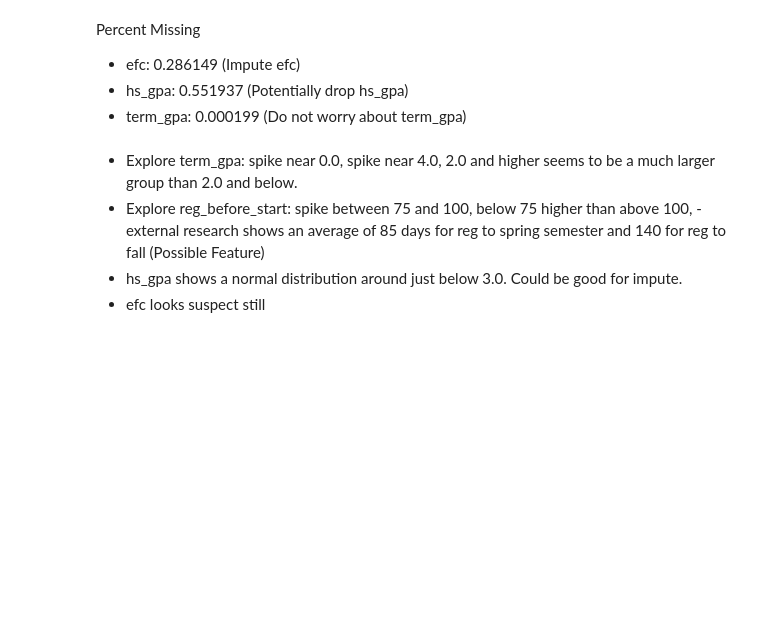
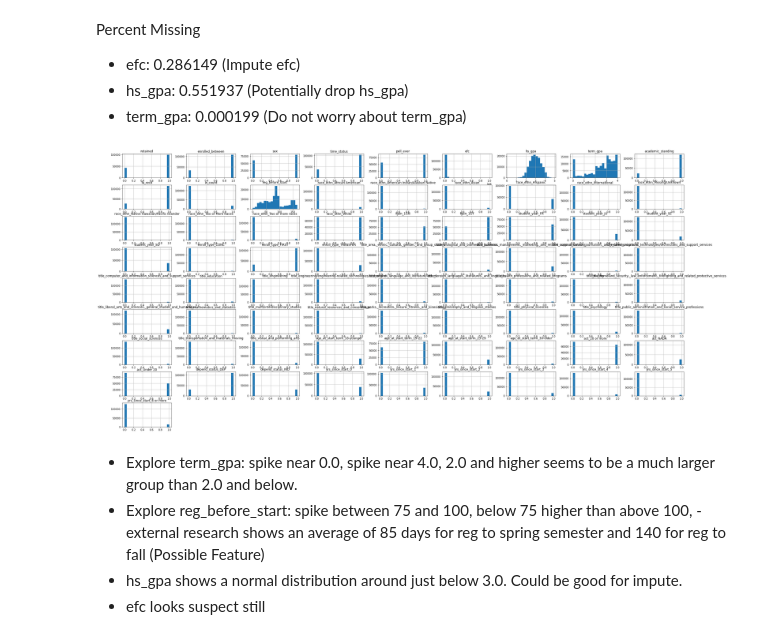
Before and after one commit to mwboiss/retention-project, a Jupyter notebook: work.ipynb, the cells around one changed output. Cells and saved outputs as stored; diff of their text form; code cells hidden in the pictures; blank space fills up the shorter version.

```diff
--- a/work.ipynb
+++ b/work.ipynb
@@ -328,8 +395,10 @@ Percent Missing
 - hs_gpa: 0.551937 (Potentially drop hs_gpa)
 - term_gpa: 0.000199 (Do not worry about term_gpa)
 # %%
-# students.hist(figsize=(40,20), bins =20)
-# plt.show()
+students.hist(figsize=(40,20), bins =20)
+plt.show()
+# %% [output]
+[figure, added]
 # %% [markdown]
 - Explore term_gpa: spike near 0.0, spike near 4.0, 2.0 and higher seems to be a much larger group than 2.0 and below.
 - Explore reg_before_start: spike between 75 and 100, below 75 higher than above 100,
```
Also changed, not shown: parts of 112 cells of this notebook, 6 other files.
